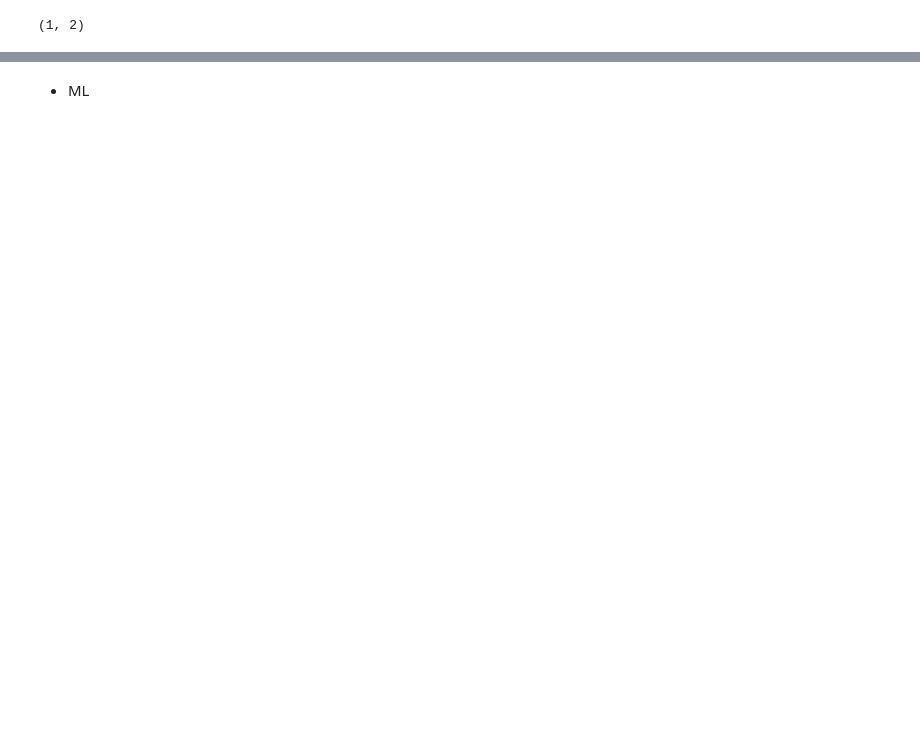
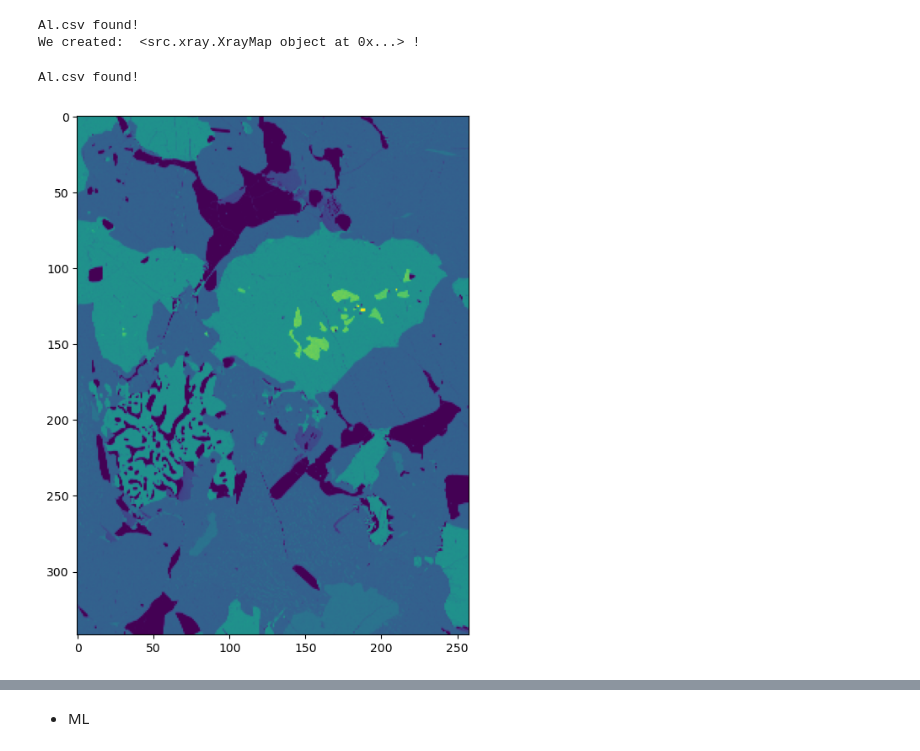
Before and after one commit to luschiro/xmapy, a Jupyter notebook: xmapy_tests.ipynb, the cells around one changed output, grey strips where cells are left out. Drawn from its saved outputs; the diff is of its cells as text; code cells hidden in the pictures; blank space fills up the shorter version.

```diff
--- a/xmapy_tests.ipynb
+++ b/xmapy_tests.ipynb
@@ -47,7 +55,21 @@ a = XrayMap(element="al", xray_data=data)
-# %%
-a.dimensions
-# %% [output]
-(1, 2)
+# %%
+# using Al as an example
+
+element = "Al"
+al_map = XrayMap(element=element)
+
+print("We created: ", al_map, "!")
+# %% [output]
+Al.csv found!
+We created:  <src.xray.XrayMap object at 0x...> !
+# %%
+al_map.load_data("Al")
+# %% [output]
+Al.csv found!
+# %%
+al_map.show_map()
+# %% [output]
+[figure, added]
 # %%
 # load X-Ray maps
 
```
Also changed, not shown: parts of 11 cells of this notebook, 1 other file.
